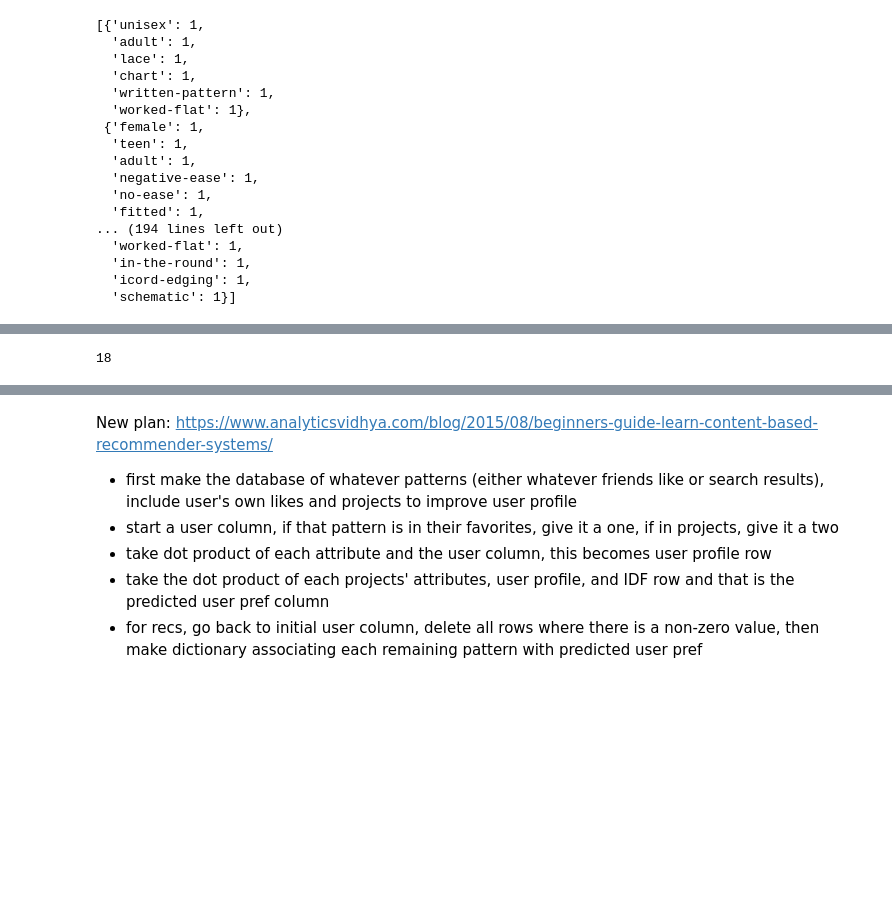
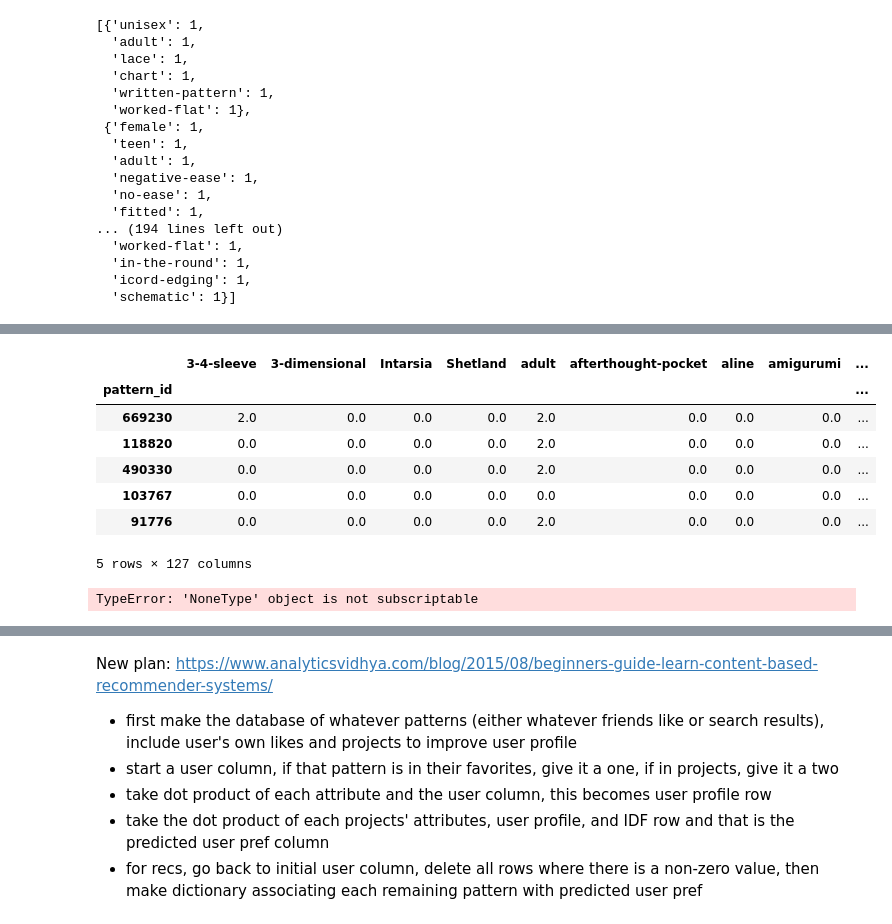
Before and after one commit to k-christensen/Ravelry, a Jupyter notebook: Ravelry_exp.ipynb, the cells around one changed output, grey strips where cells are left out. Drawn from its saved outputs; the diff is of its cells as text; code cells hidden in the pictures; blank space fills up the shorter version.

Commit message:
making a function that gets friend's likes and projects, Im dying

```diff
--- a/Ravelry_exp.ipynb
+++ b/Ravelry_exp.ipynb
@@ -14,7 +14,7 @@ def get_favs_list(username):
     favs_url = 'https://api.ravelry.com/people/{}/favorites/list.json'.format(username)
     favs = requests.get(favs_url, auth = (personal_keys.username(),personal_keys.password()),
                         params={'page_size':100, 'page':1})
-    fav_list.append([favs.json()['favorites'][item]['favorited']['id'] for item in range(0,len(favs.json()['favorites']))])
+    fav_list.append([favs.json()['favorites'][item]['favorited']['id'] for item in range(0,len(favs.json()['favorites'])) if favs.json()['favorites'][item]['favorited'] is not None])
     if favs.json()['paginator']['page_count']>1:
         page_number = 2
         while page_number <= favs.json()['paginator']['last_page']:
@@ -708,7 +708,7 @@ def proj_and_fav_count_df(projects, favs):
     fav_code_list = list(modified_favs.keys())
     fav_attr_list = list(modified_favs.values())
     fav_df = fav_pattern_attr_to_count_df(fav_code_list, fav_attr_list)
-    proj_and_fav = pd.concat([proj_df, fav_df])
+    proj_and_fav = pd.concat([proj_df, fav_df], sort=True)
     return proj_and_fav
 # %%
 def get_user_favs_and_projects(username):
@@ -719,6 +719,6 @@ def get_user_favs_and_projects(username):
     favs = pattern_attr(checked_fav_list)
     projs = pattern_attr(checked_proj_list)
     pf_df = proj_and_fav_count_df(projs, favs)
-    return pf_df
+    return pf_df.fillna(0)
 # %%
 pf_df = get_user_favs_and_projects('katec125')
@@ -752,4 +725,32 @@ To retain the current behavior and silence the warning, pass 'sort=True'.
-# %%
-list(proj[0].keys())
-# %% [output]
-18
+# %%
+pf_df.head()
+# %% [output]
+|  | 3-4-sleeve | 3-dimensional | Intarsia | Shetland | adult | afterthought-pocket | aline | amigurumi | ... |
+| pattern_id |  |  |  |  |  |  |  |  | ... |
+| 669230 | 2.0 | 0.0 | 0.0 | 0.0 | 2.0 | 0.0 | 0.0 | 0.0 | ... |
+| 118820 | 0.0 | 0.0 | 0.0 | 0.0 | 2.0 | 0.0 | 0.0 | 0.0 | ... |
+| 490330 | 0.0 | 0.0 | 0.0 | 0.0 | 2.0 | 0.0 | 0.0 | 0.0 | ... |
+| 103767 | 0.0 | 0.0 | 0.0 | 0.0 | 0.0 | 0.0 | 0.0 | 0.0 | ... |
+| 91776 | 0.0 | 0.0 | 0.0 | 0.0 | 2.0 | 0.0 | 0.0 | 0.0 | ... |
+5 rows × 127 columns
+# %%
+friend_list = friend_username_list('katec125')
+
+def get_user_friends_favs_and_projects(username):
+    friend_list = friend_username_list(username)
+    friend_favs = []
+    friend_projs = []
+    for user in friend_list:
+        fav_list = get_favs_list(user)
+        proj_list = get_project_list(user)
+#         checked_fav_list = problem_children(fav_list)
+#         checked_proj_list = problem_children(proj_list)
+#         favs = pattern_attr(checked_fav_list)
+#         projs = pattern_attr(checked_proj_list)
+        friend_favs.append(fav_list)
+        friend_projs.append(proj_list)
+    return [friend_favs, friend_projs]
+
+get_user_friends_favs_and_projects('katec125')
+# %% [output]
+TypeError: 'NoneType' object is not subscriptable
```
Also changed, not shown: parts of 7 cells of this notebook.
